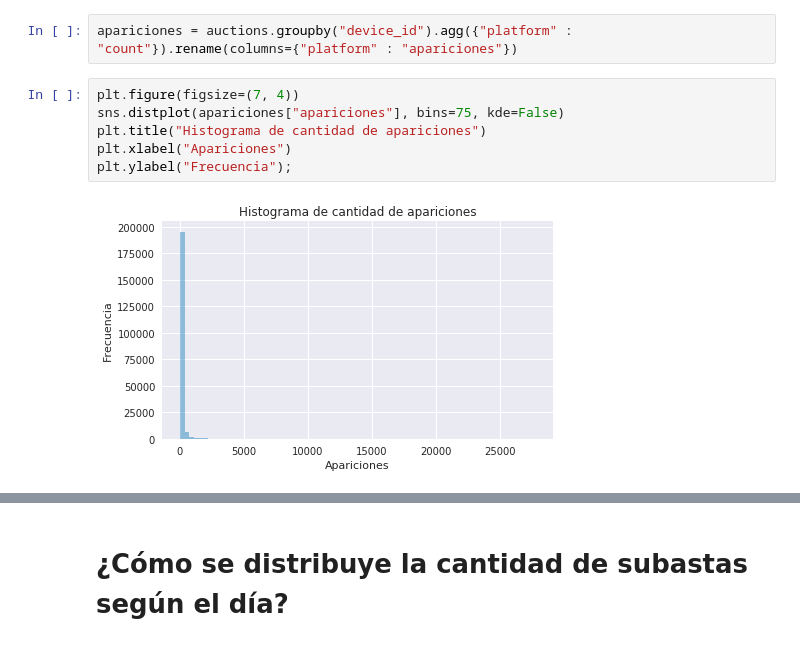
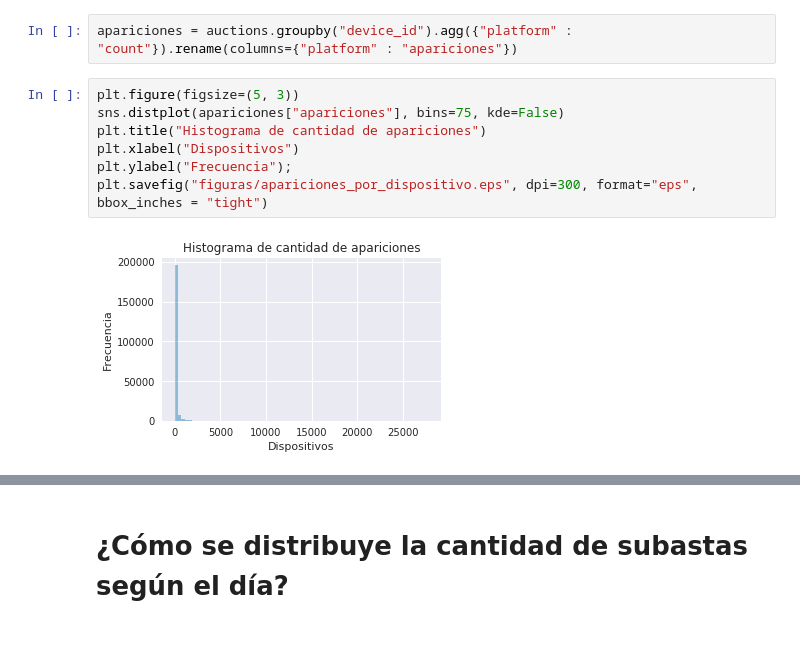
Before and after one commit to mateoicalvo/7506, a Jupyter notebook: tp1/analisis/auctions/auctions.ipynb, the cells around one changed output, grey strips where cells are left out. Drawn from its saved outputs; the diff is of its cells as text.

```diff
--- a/tp1/analisis/auctions/auctions.ipynb
+++ b/tp1/analisis/auctions/auctions.ipynb
@@ -48,10 +49,11 @@ len(auctions["device_id"].value_counts())
 # %%
 apariciones = auctions.groupby("device_id").agg({"platform" : "count"}).rename(columns={"platform" : "apariciones"})
 # %%
-plt.figure(figsize=(7, 4))
+plt.figure(figsize=(5, 3))
 sns.distplot(apariciones["apariciones"], bins=75, kde=False)
 plt.title("Histograma de cantidad de apariciones")
-plt.xlabel("Apariciones")
+plt.xlabel("Dispositivos")
 plt.ylabel("Frecuencia");
+plt.savefig("figuras/apariciones_por_dispositivo.eps", dpi=300, format="eps", bbox_inches = "tight")
 # %% [output]
-[figure, old version]
+[figure, new version]
```
Also changed, not shown: parts of 18 cells of this notebook.
